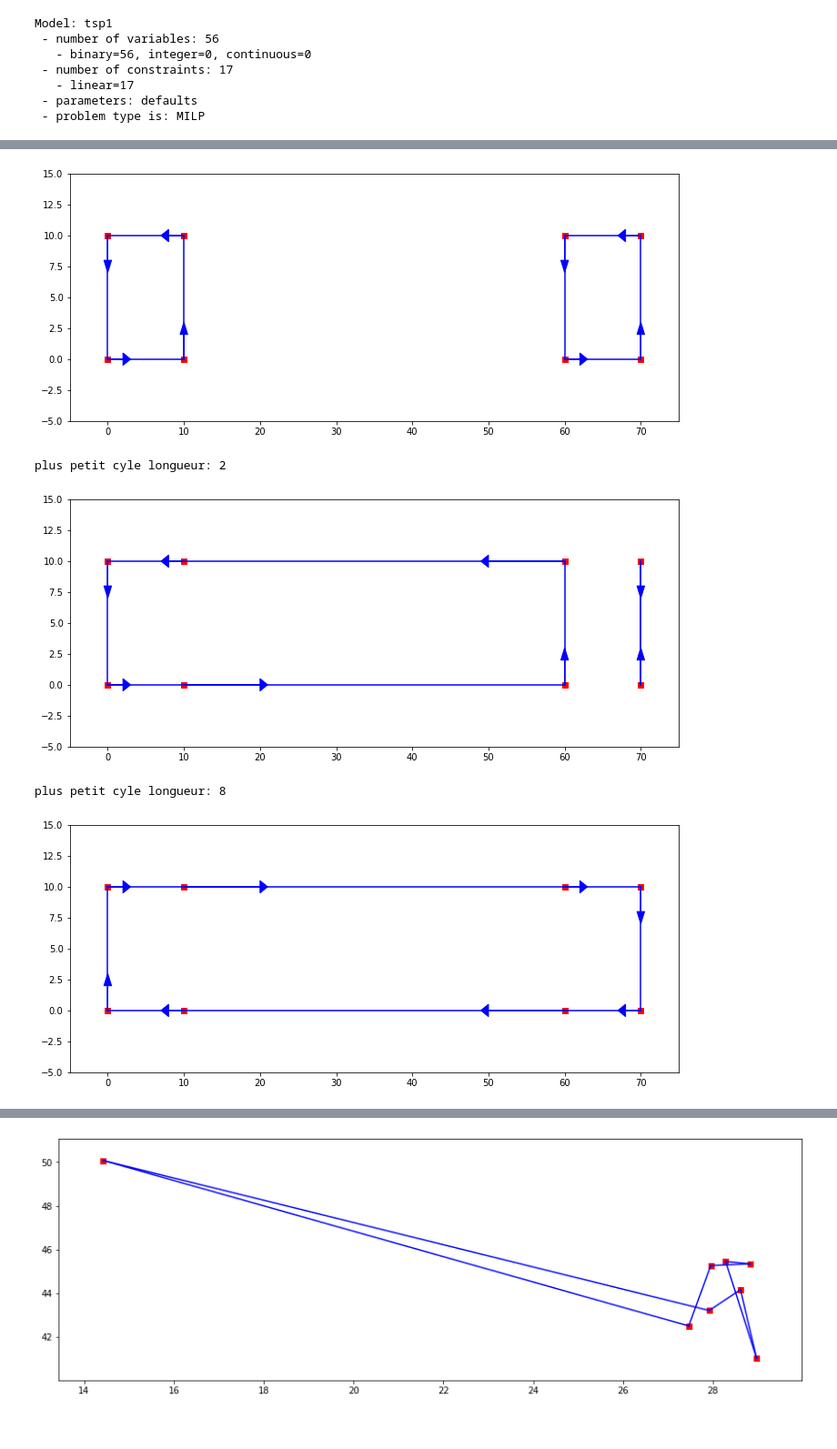
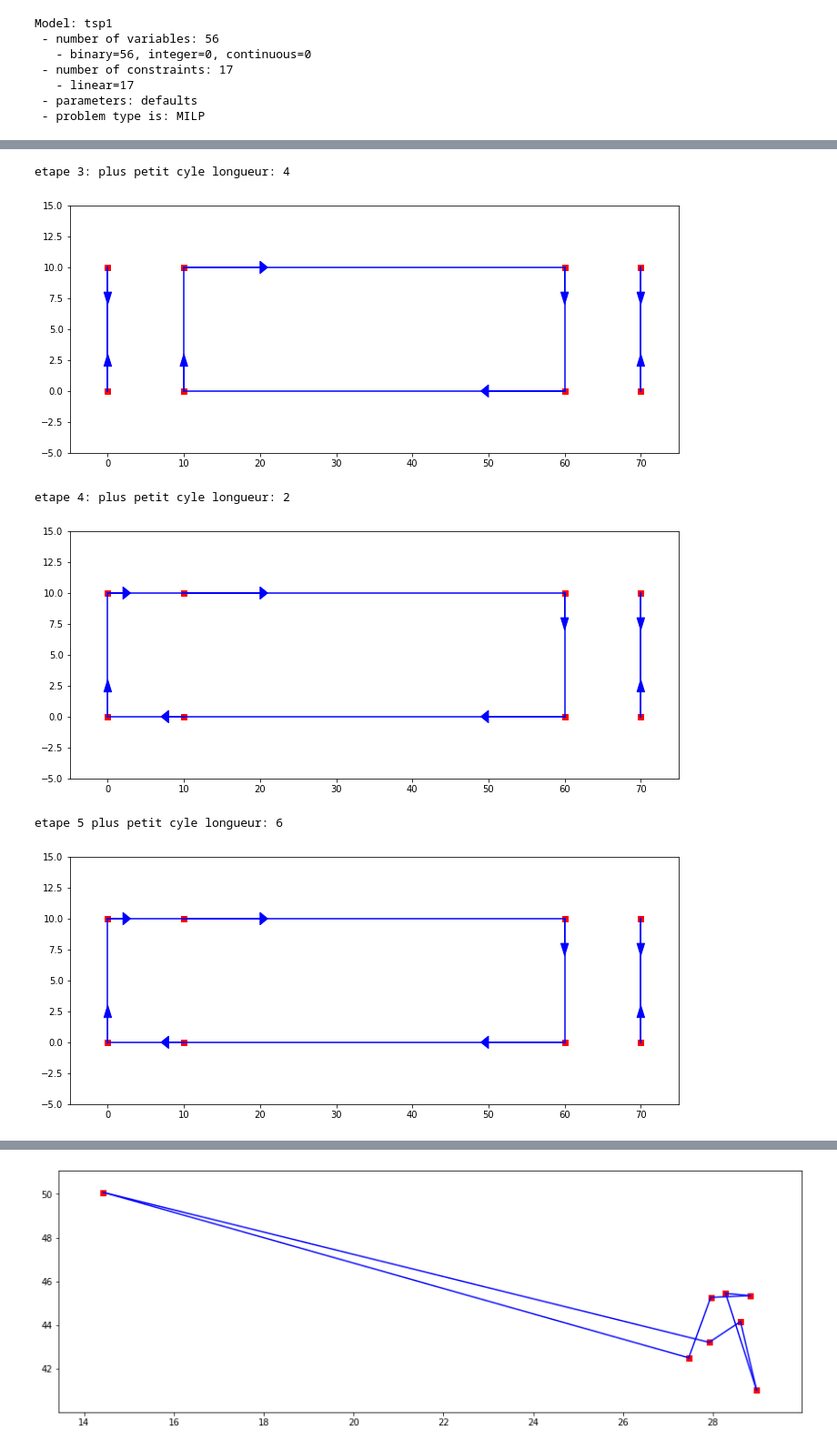
Before and after one commit to RaphaelCouronne/TravellingSalesmanProblem, a Jupyter notebook: src/new/jupyter/tsp_linprog.ipynb, the cells around one changed output, grey strips where cells are left out. Shown: that part at 91% size. Cells and saved outputs as stored; diff of their text form; code cells hidden in the pictures.

```diff
--- a/src/new/jupyter/tsp_linprog.ipynb
+++ b/src/new/jupyter/tsp_linprog.ipynb
@@ -414,14 +414,10 @@ def cherche_plus_petit_cycle(all_cities, arc_vars, solution):
 
         # on a un chemin, on teste sa longueur
         if len(cur_chemin) < len(plus_petit_cycle):
-            # c est un cycle, on le memorise
+            # c est un cycle, on le memorise pour tester le plus petit
             plus_petit_cycle = cur_chemin
-        elif len(cur_chemin) == nb_cities:
-            # on a fini....
+        else:
             return cur_chemin
+
+    # on retourne le plus court...
     return plus_petit_cycle
-
-
-
-ch = cherche_plus_petit_cycle(g8, arc_vars, s1)
-ch
@@ -439,12 +439,19 @@ Note: il ne serait pas praticable d ajouter _a priori_ ces contraintes pour tous
 l ensemble des parties de _S_ etant  trop gros.
 # %%
 def coupe_cycle(cities, cycle, arc_vars, m):
-    # two region cut: force one arc from subtour to the
+    # two region cut:
+    # force at least one arc from subtour to the
     # complementary of the subtour. in fact there must be two arcs..
+    # 1. calculer le complementaire
     substour_set = set(cycle)
     subtour_comp = set(cprime for cprime in cities if cprime not in substour_set)
-    # sanity check
+    # verification....
     assert len(substour_set) + len(subtour_comp) == len(cities)
-    # need to use min/max as edge vars are for i,j with i <j
-    break_edges = [(c1, c2) for c1 in substour_set for c2 in subtour_comp]
-    m.add(m.sum_vars(arc_vars[bke] for bke in break_edges) >= 1)
+    # ne rien faire si jamais le complementaire est vide sinon
+    # posterait une contrainte impossible du type 0 >= 1 ce qui bloquerait le modele....
+    if len(subtour_comp) > 0:
+
+        # calculer l esemble des arcs possibles de C1 vers C2
+        break_edges = [(c1, c2) for c1 in substour_set for c2 in subtour_comp]
+        # ajouter la contrainte que cette somme vaut au moins 1 (elle peut valoir plus...)
+        m.add(m.sum_vars(arc_vars[bke] for bke in break_edges) >= 1)
@@ -481,23 +495,28 @@ plus petit cyle longueur: 4
-# %%
-afficher_solution(s2)
-# %% [output]
-[figure, removed]
 # %%
 coupe_cycle(g8, ch2, arc_vars, tsp1)
 s3 = tsp1.solve()
 ch3 = cherche_plus_petit_cycle(g8, arc_vars, s3)
-print("plus petit cyle longueur: {0}".format(len(ch3)))
+print("etape 3: plus petit cyle longueur: {0}".format(len(ch3)))
 afficher_solution(s3)
+
 coupe_cycle(g8, ch3, arc_vars, tsp1)
 s4 = tsp1.solve()
 ch4 = cherche_plus_petit_cycle(g8, arc_vars, s4)
-print("plus petit cyle longueur: {0}".format(len(ch4)))
+print("etape 4: plus petit cyle longueur: {0}".format(len(ch4)))
 afficher_solution(s4)
+
+coupe_cycle(g8, ch4, arc_vars, tsp1)
+s5 = tsp1.solve()
+ch5 = cherche_plus_petit_cycle(g8, arc_vars, s5)
+print("etape 5 plus petit cyle longueur: {0}".format(len(ch5)))
+afficher_solution(s4)
 # %% [output]
-plus petit cyle longueur: 2
+etape 3: plus petit cyle longueur: 4
-[figure, old version]
+[figure, new version]
-plus petit cyle longueur: 8
+etape 4: plus petit cyle longueur: 2
-[figure, old version]
+[figure, new version]
+etape 5 plus petit cyle longueur: 6
+[figure, added]
 # %% [markdown]
 ## Algorithme iteratif
 
```
Also changed, not shown: parts of 13 cells of this notebook.
